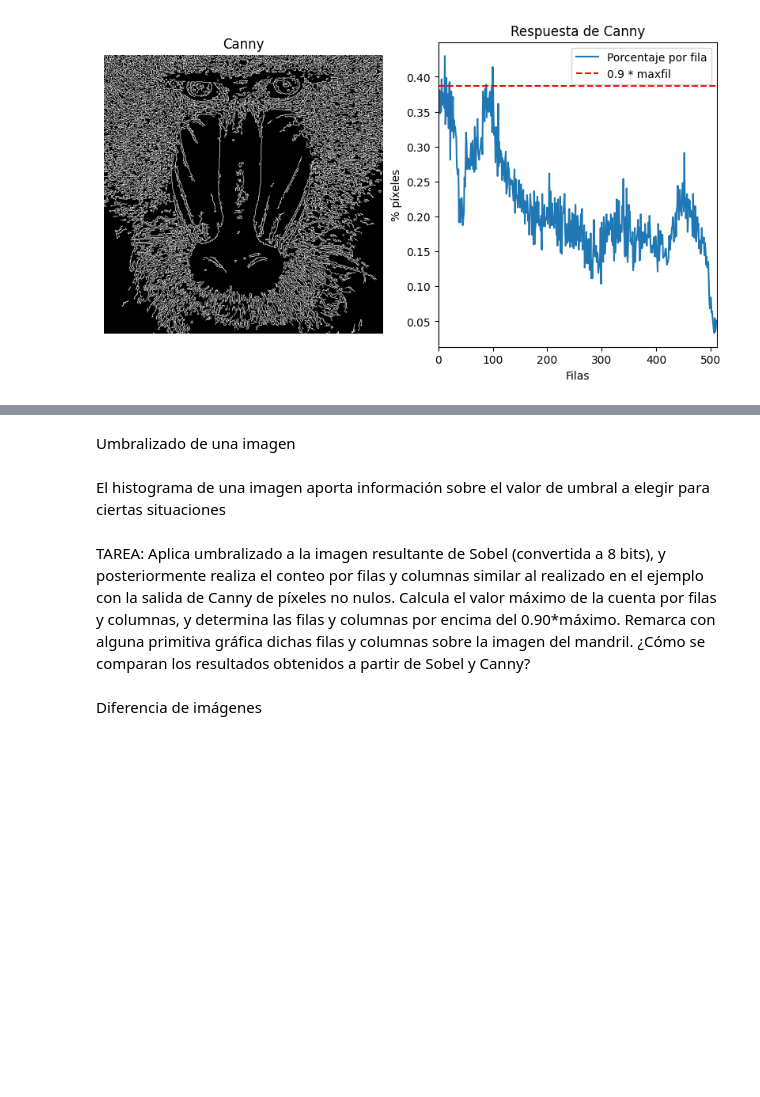
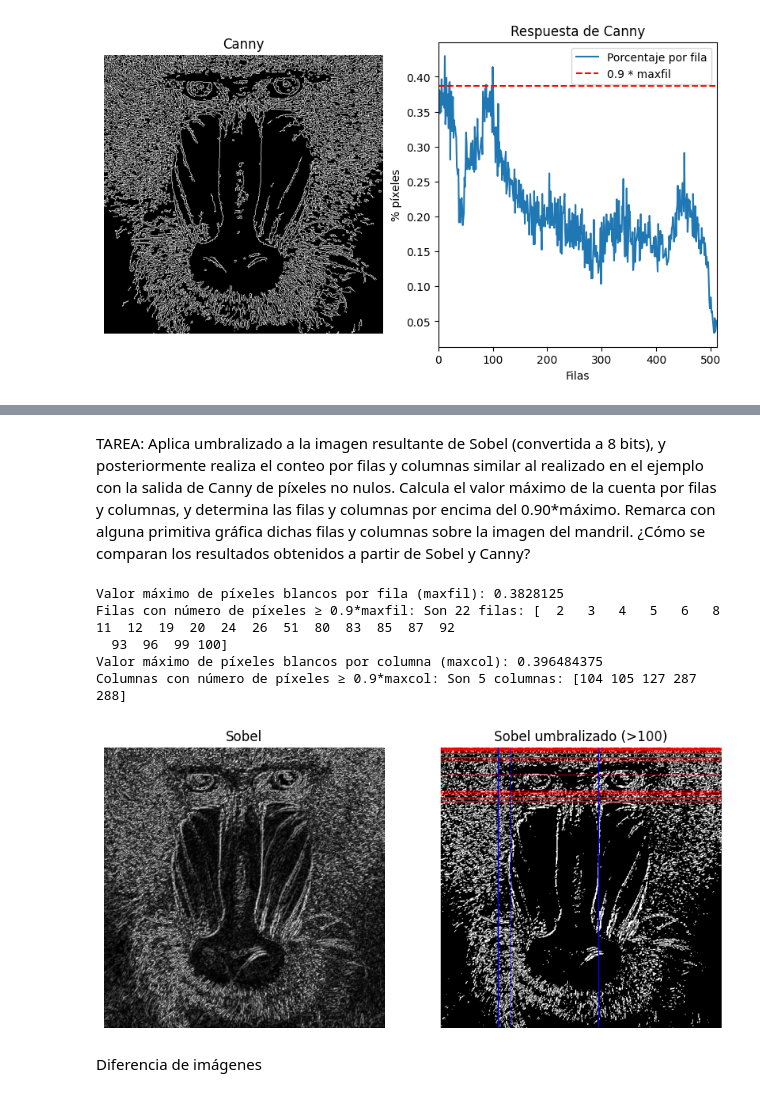
Before and after one commit to lauraheerrera/VC, a Jupyter notebook: P2/VC_P2.ipynb, the cells around one changed output, grey strips where cells are left out. Saved outputs shown, nothing was run; the diff lists cells and outputs as text; code cells hidden in the pictures; blank space fills up the shorter version.

```diff
--- a/P2/VC_P2.ipynb
+++ b/P2/VC_P2.ipynb
@@ -249,2 +58,0 @@ plt.show()
-# %% [markdown]
-Umbralizado de una imagen
@@ -270,2 +58,0 @@ plt.show()
-# %% [markdown]
-El histograma de una imagen aporta información sobre el valor de umbral a elegir para ciertas situaciones
@@ -299,5 +59,73 @@ plt.xlim([0, 256])
 # %% [markdown]
 TAREA: Aplica umbralizado a la imagen resultante de Sobel (convertida a 8 bits), y posteriormente realiza el conteo por filas y columnas similar al realizado en el ejemplo con la salida de Canny de píxeles no nulos. Calcula el valor máximo de la cuenta por filas y columnas, y determina las filas y columnas por encima del 0.90*máximo. Remarca con alguna primitiva gráfica dichas filas y columnas sobre la imagen del mandril. ¿Cómo se comparan los resultados obtenidos a partir de Sobel y Canny?
+# %%
+img = cv2.imread('mandril.jpg')
+gris = cv2.cvtColor(img, cv2.COLOR_BGR2GRAY)
+ggris = cv2.GaussianBlur(gris, (3, 3), 0)
+
+sobelx = cv2.Sobel(ggris, cv2.CV_64F, 1, 0)  # x
+sobely = cv2.Sobel(ggris, cv2.CV_64F, 0, 1)  # y
+sobel = cv2.add(sobelx, sobely)
+
+# Sobel convertido a byte
+sobel8np = np.uint8(np.abs(sobel))
+
+# Umbralizado de Sobel
+umbral_val = 100
+_, sobel_umbral = cv2.threshold(sobel8np, umbral_val, 255, cv2.THRESH_BINARY)
+
+# Conteo por fila y normalización
+row_counts = cv2.reduce(sobel_umbral, 1, cv2.REDUCE_SUM, dtype=cv2.CV_32SC1)
+rows = row_counts[:,0] / (255 * sobel_umbral.shape[1])
+
+# Conteo por columna y normalización
+col_counts = cv2.reduce(sobel_umbral, 0, cv2.REDUCE_SUM, dtype=cv2.CV_32SC1)
+cols = col_counts[0] / (255 * sobel_umbral.shape[0])
+
+# Cálculo de maxfil y maxcol
+maxfil = np.max(rows)
+umbral_filas = 0.9 * maxfil
+posicion_filas = np.where(rows >= umbral_filas)[0]
+
+maxcol = np.max(cols)
+umbral_columnas = 0.9 * maxcol
+posicion_columnas = np.where(cols >= umbral_columnas)[0]
+
+print(f"Valor máximo de píxeles blancos por fila (maxfil): {maxfil}")
+print(f"Filas con número de píxeles ≥ 0.9*maxfil: Son {len(posicion_filas)} filas: {posicion_filas}")
+print(f"Valor máximo de píxeles blancos por columna (maxcol): {maxcol}")
+print(f"Columnas con número de píxeles ≥ 0.9*maxcol: Son {len(posicion_columnas)} columnas: {posicion_columnas}")
+
+# --- Gráfica ---
+plt.figure(figsize=(10,5))
+
+plt.subplot(1, 2, 1)
+plt.imshow(cv2.cvtColor(sobel8np, cv2.COLOR_BGR2RGB))
+plt.axis("off")
+plt.title("Sobel")
+
+plt.subplot(1, 2, 2)
+mandril_color = cv2.cvtColor(sobel_umbral, cv2.COLOR_GRAY2BGR)
+
+# Dibujar filas en rojo
+for f in posicion_filas:
+    cv2.line(mandril_color, (0, f), (mandril_color.shape[1]-1, f), (0, 0, 255), 1)
+
+# Dibujar columnas en azul
+for c in posicion_columnas:
+    cv2.line(mandril_color, (c, 0), (c, mandril_color.shape[0]-1), (255, 0, 0), 1)
+
+plt.imshow(cv2.cvtColor(mandril_color, cv2.COLOR_BGR2RGB))
+plt.axis("off")
+plt.title("Sobel umbralizado (>100)")
+plt.show()
+# %% [output]
+Valor máximo de píxeles blancos por fila (maxfil): 0.3828125
+Filas con número de píxeles ≥ 0.9*maxfil: Son 22 filas: [  2   3   4   5   6   8  11  12  19  20  24  26  51  80  83  85  87  92
+  93  96  99 100]
+Valor máximo de píxeles blancos por columna (maxcol): 0.396484375
+Columnas con número de píxeles ≥ 0.9*maxcol: Son 5 columnas: [104 105 127 287 288]
+[figure, added]
 # %% [markdown]
 Diferencia de imágenes
 # %%
```
Also changed, not shown: parts of 19 cells of this notebook.
